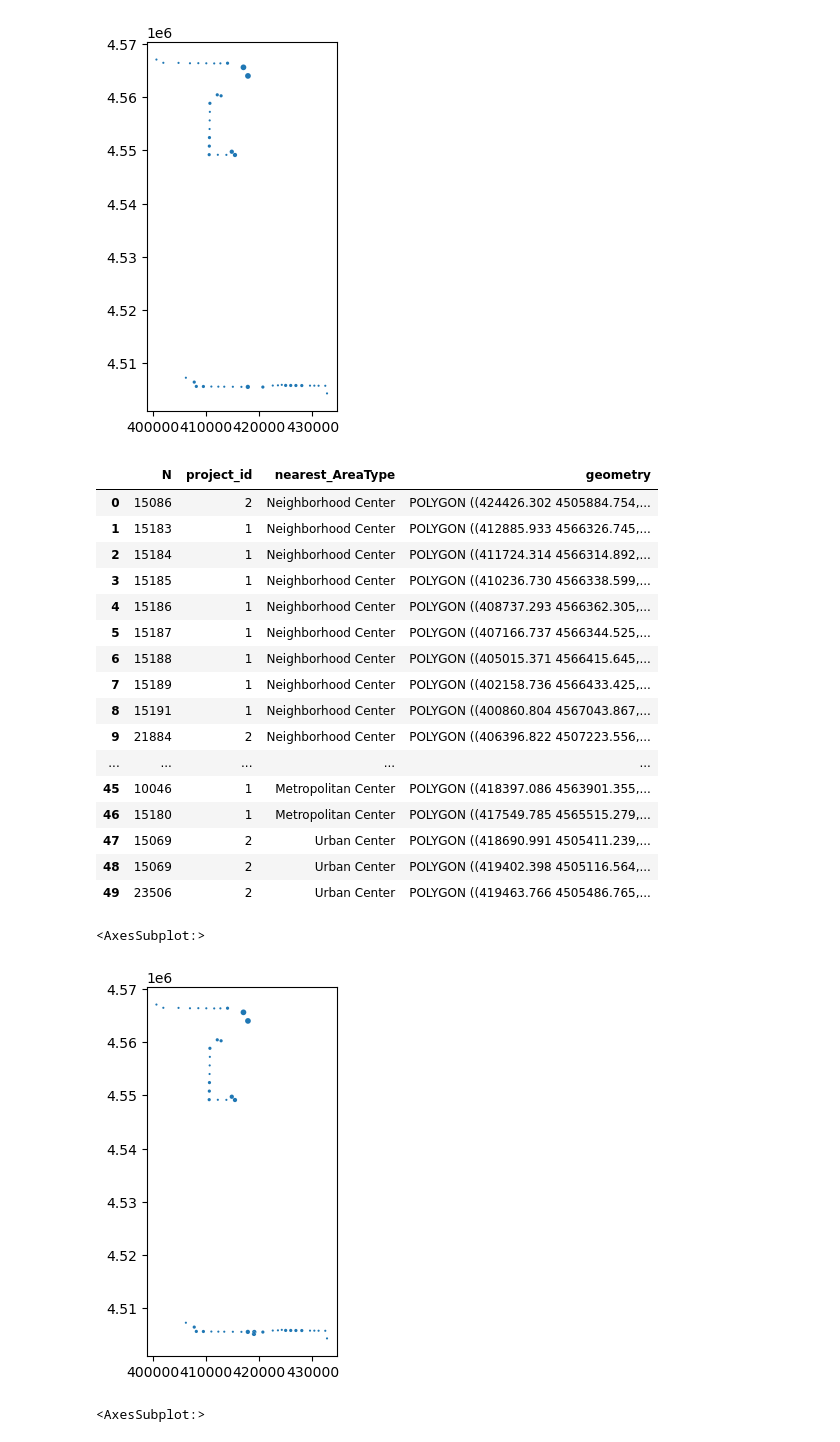
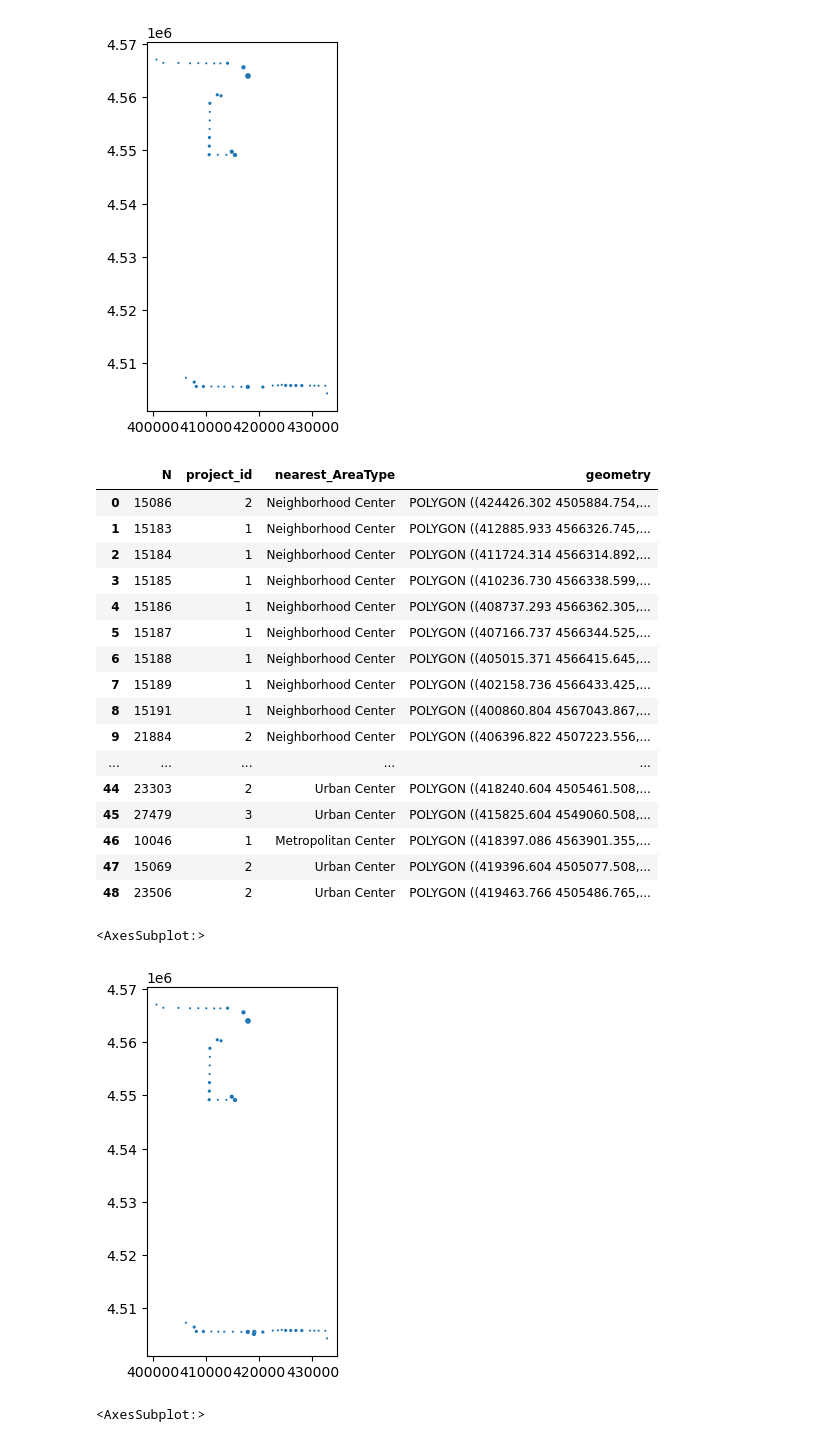
Before and after one commit to WFRCAnalytics/Wasatch-Choice-Land-Use-And-Transit-Scenario, a Jupyter notebook: 2-Prepare-Station-Areas.ipynb, the cells around one changed output. Drawn from its saved outputs; the diff is of its cells as text; code cells hidden in the pictures.

Commit message:
Start finalizing se... emp matches!

```diff
--- a/2-Prepare-Station-Areas.ipynb
+++ b/2-Prepare-Station-Areas.ipynb
@@ -21,6 +21,7 @@ input_tdm_node_shapefile_folder = _config.input_tdm_node_shapefile_folder
 df_centers                      = _config.df_centers
 input_taz_shapefile_folder      = _config.input_taz_shapefile_folder
 taz_shapefile                   = _config.taz_shapefile
+df_center_override              = _config.df_center_override
 # %%
 # Get transit line link data for projects
 
@@ -376,3 +377,13 @@ See the caveats in the documentation: https://pandas.pydata.org/pandas-docs/stab
 | 46 | 3 | 27838 | Neighborhood Center | 0.002115 | Neighborhood Center |
 | 47 | 3 | 27931 | City Center | 0.000000 | City Center |
 | 48 | 3 | 28117 | City Center | 0.000000 | City Center |
+# %%
+# override
+
+# Merge dataframes to get the override values
+merged_df = df_nearest_centers.merge(df_center_override, on='N', how='left', suffixes=('', '_override'))
+
+# Update the nearest_AreaType with the override values where available
+df_nearest_centers['nearest_AreaType'] = merged_df['nearest_AreaType_override'].combine_first(merged_df['nearest_AreaType'])
+
+display(df_nearest_centers)
@@ -615,8 +662,11 @@ for intersect_set_id in unique_intersect_set_ids:
     # concat intersect_set_id
     gdf_overlap_pieces = pd.concat([gdf_overlap_pieces, intersection_gdf, difference_1_gdf, difference_2_gdf])
 
+# Assuming gdf_overlap_pieces is your GeoDataFrame
+gdf_overlap_pieces_dissolved = gdf_overlap_pieces.dissolve(by=['N', 'project_id', 'nearest_AreaType'])
+gdf_overlap_pieces_dissolved.reset_index(inplace=True)
 
-display(gdf_overlap_pieces)
+display(gdf_overlap_pieces_dissolved)
 # %% [output]
 |  | index | N | project_id | nearest_AreaType | geometry | intersect_set_id |
 | 0 | 3 | 15069 | 2 | Urban Center | POLYGON ((419404.335 4505156.000,... | 0.0 |
@@ -660,28 +714,28 @@ gdf_buffered_stops_with_centers_copy_no_overlapping.plot()
 [figure]
 [figure]
 # %%
-gdf_buffered_stops_with_centers_final = pd.concat([gdf_buffered_stops_with_centers_copy_no_overlapping, gdf_overlap_pieces], ignore_index=True)
+gdf_buffered_stops_with_centers_final = pd.concat([gdf_buffered_stops_with_centers_copy_no_overlapping, gdf_overlap_pieces_dissolved], ignore_index=True)
 gdf_buffered_stops_with_centers_final = gdf_buffered_stops_with_centers_final[['N','project_id','nearest_AreaType','geometry']]
 display(gdf_buffered_stops_with_centers_final)
 gdf_buffered_stops_with_centers_final.plot()
 # %% [output]
 |  | N | project_id | nearest_AreaType | geometry |
 | 0 | 15086 | 2 | Neighborhood Center | POLYGON ((424426.302 4505884.754,... |
 | 1 | 15183 | 1 | Neighborhood Center | POLYGON ((412885.933 4566326.745,... |
 | 2 | 15184 | 1 | Neighborhood Center | POLYGON ((411724.314 4566314.892,... |
 | 3 | 15185 | 1 | Neighborhood Center | POLYGON ((410236.730 4566338.599,... |
 | 4 | 15186 | 1 | Neighborhood Center | POLYGON ((408737.293 4566362.305,... |
 | 5 | 15187 | 1 | Neighborhood Center | POLYGON ((407166.737 4566344.525,... |
 | 6 | 15188 | 1 | Neighborhood Center | POLYGON ((405015.371 4566415.645,... |
 | 7 | 15189 | 1 | Neighborhood Center | POLYGON ((402158.736 4566433.425,... |
 | 8 | 15191 | 1 | Neighborhood Center | POLYGON ((400860.804 4567043.867,... |
 | 9 | 21884 | 2 | Neighborhood Center | POLYGON ((406396.822 4507223.556,... |
 | ... | ... | ... | ... | ... |
-| 45 | 10046 | 1 | Metropolitan Center | POLYGON ((418397.086 4563901.355,... |
-| 46 | 15180 | 1 | Metropolitan Center | POLYGON ((417549.785 4565515.279,... |
-| 47 | 15069 | 2 | Urban Center | POLYGON ((418690.991 4505411.239,... |
-| 48 | 15069 | 2 | Urban Center | POLYGON ((419402.398 4505116.564,... |
-| 49 | 23506 | 2 | Urban Center | POLYGON ((419463.766 4505486.765,... |
+| 44 | 23303 | 2 | Urban Center | POLYGON ((418240.604 4505461.508,... |
+| 45 | 27479 | 3 | Urban Center | POLYGON ((415825.604 4549060.508,... |
+| 46 | 10046 | 1 | Metropolitan Center | POLYGON ((418397.086 4563901.355,... |
+| 47 | 15069 | 2 | Urban Center | POLYGON ((419396.604 4505077.508,... |
+| 48 | 23506 | 2 | Urban Center | POLYGON ((419463.766 4505486.765,... |
 <AxesSubplot:>
 [figure]
 # %%
```
Also changed, not shown: parts of 12 cells of this notebook, 20 other files.
